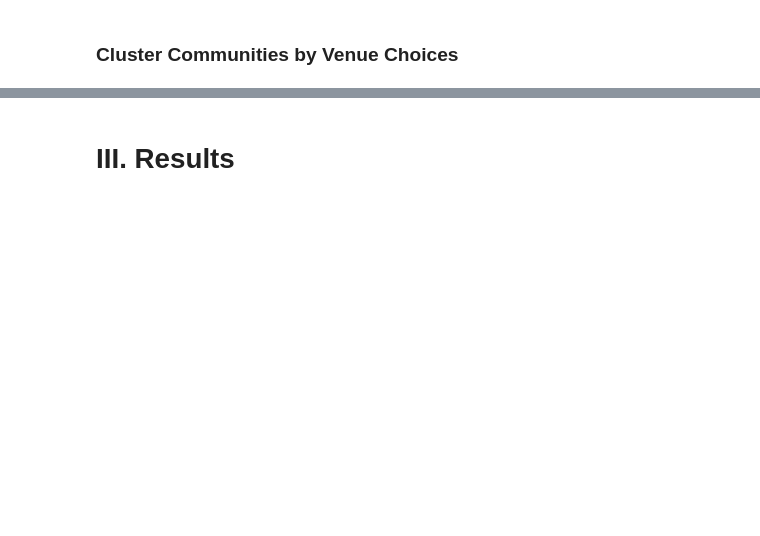
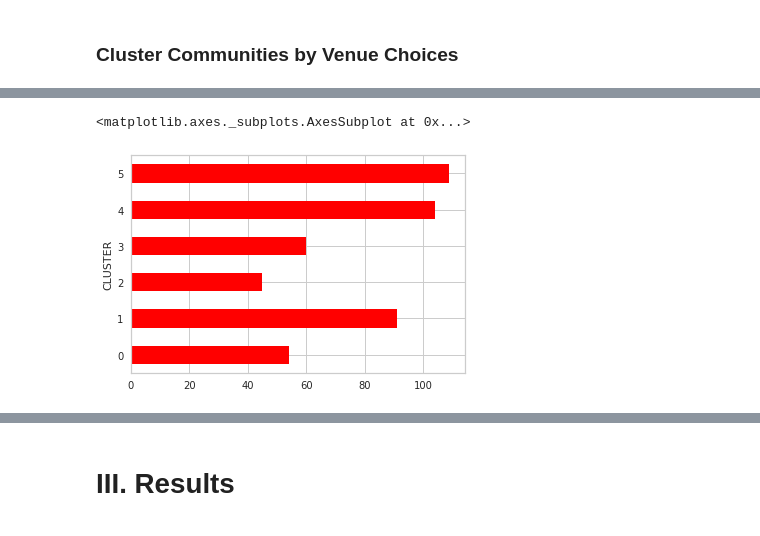
Before and after one commit to rsq215/Coursera_Capstone, a Jupyter notebook: RQueen Capstone Final Project - Part II.ipynb, the cells around one changed output, grey strips where cells are left out. Saved outputs shown, nothing was run; the diff lists cells and outputs as text; code cells hidden in the pictures; blank space fills up the shorter version.

```diff
--- a/RQueen Capstone Final Project - Part II.ipynb
+++ b/RQueen Capstone Final Project - Part II.ipynb
@@ -856,46 +728,8 @@ venue_grouped.sample(10)
-# %%
-import numpy as np
-def return_top_venues(row, num):
-    row_cat = row.iloc[2:]
-    row_cat_sort = row_cat.sort_values(ascending=False)
-    return row_cat_sort.index.values[0:num]
-
-num = 10
-indicators = ['st', 'nd', 'rd']
-
-# create columns according to number of top venues
-columns = ['CITY','STATEID']
-for ind in np.arange(num):
-    try:
-        columns.append('{}{} Most Common Venue'.format(ind+1, indicators[ind]))
-    except:
-        columns.append('{}th Most Common Venue'.format(ind+1))
-
-venues_sort = pd.DataFrame(columns=columns)
-venues_sort['CITY'] = venue_grouped['CITY']
-venues_sort['STATEID'] = venue_grouped['STATEID']
-
-for ind in np.arange(venue_grouped.shape[0]):
-    venues_sort.iloc[ind, 2:] = return_top_venues(venue_grouped.iloc[ind, 2:], num)
-
-print(f'venues_sort as {venues_sort.shape[0]} rows.')
-venues_sort.sample(10)
 # %%
 venue_clusters = venue_grouped.drop(['CITY','STATEID'], 1)
-# %%
-!pip install yellowbrick
-# Use elbow method to find best K for K means clustering
-from sklearn.cluster import KMeans
-
-from yellowbrick.cluster import KElbowVisualizer
-model = KMeans()
-visualizer = KElbowVisualizer(model, k=(3,15))
-
-visualizer.fit(venue_clusters)        # Fit the data to the visualizer
-visualizer.show()                     # Finalize and render the figure
 # %%
 # Fit our model using K Means clustering
-kmeans = KMeans(n_clusters=8, random_state=4)
+kmeans = KMeans(n_clusters=6, random_state=4)
 kmeans.fit(venue_clusters)
 
 # Produce cluster labels
@@ -907,3 +757,6 @@ venues_sort.sample(10)
 # %%
-# See how many community zip codes are in each cluster
-venues_sort.groupby('CLUSTER')['ZIP'].count().plot(kind='barh')
+# See how many community zip codes are in each venue cluster
+venues_sort.groupby('CLUSTER')['CITY'].count().plot(kind='barh', color='red')
+# %% [output]
+<matplotlib.axes._subplots.AxesSubplot at 0x...>
+[figure, added]
```
Also changed, not shown: parts of 31 cells of this notebook.
